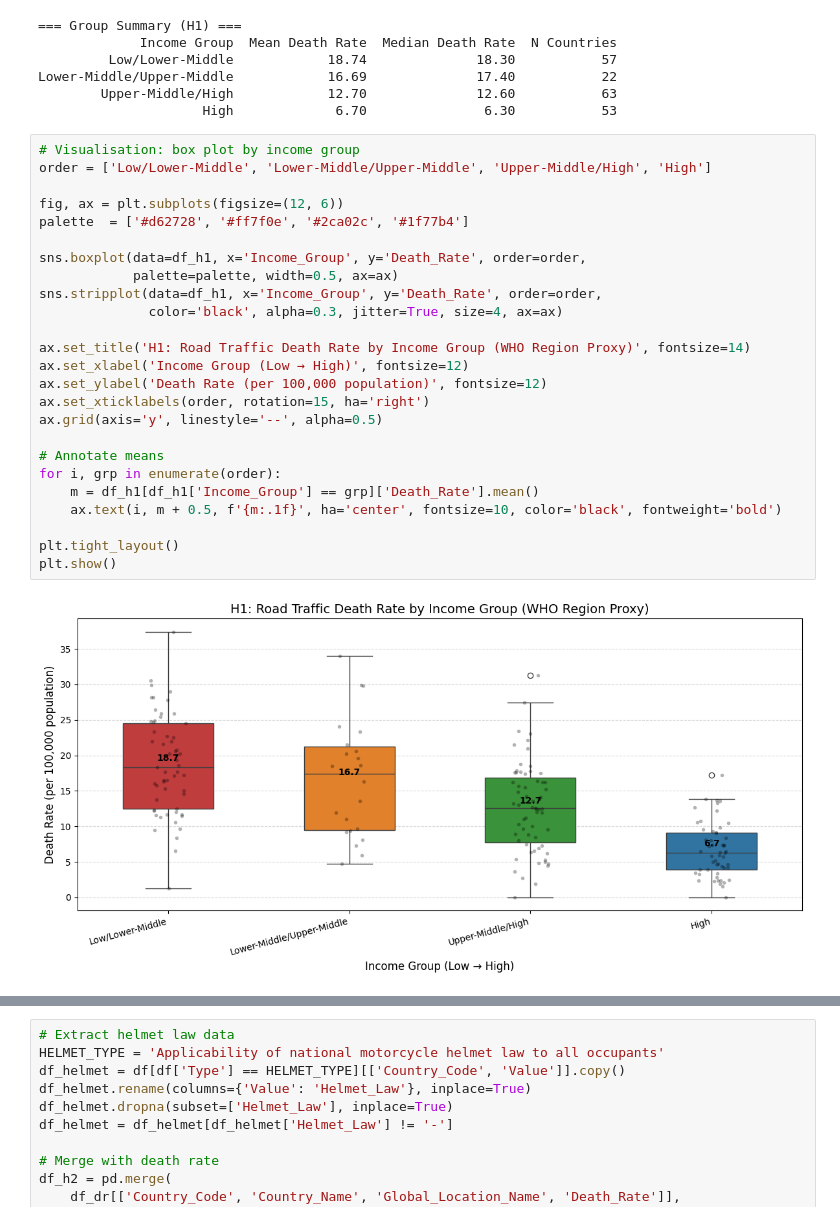
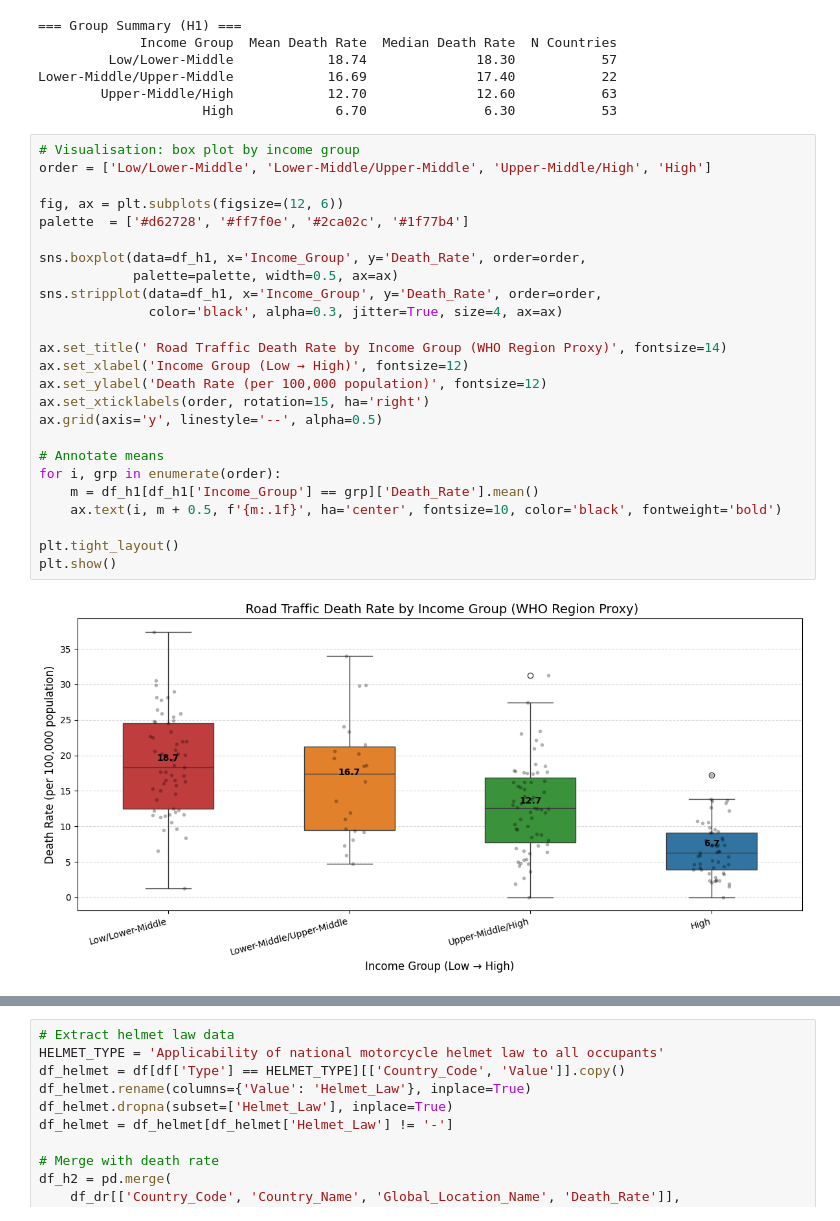
Before and after one commit to meshva-cj21/Data_Science_Writting_AS, a Jupyter notebook: Road_Safety_Analysis .ipynb, the cells around one changed output, grey strips where cells are left out. Cells and saved outputs as stored; diff of their text form.

```diff
--- a/Road_Safety_Analysis.ipynb
+++ b/Road_Safety_Analysis .ipynb
@@ -289,30 +287,30 @@ Lower-Middle/Upper-Middle            16.69              17.40           22
 # %%
 # Visualisation: box plot by income group
 order = ['Low/Lower-Middle', 'Lower-Middle/Upper-Middle', 'Upper-Middle/High', 'High']
 
 fig, ax = plt.subplots(figsize=(12, 6))
 palette  = ['#d62728', '#ff7f0e', '#2ca02c', '#1f77b4']
 
 sns.boxplot(data=df_h1, x='Income_Group', y='Death_Rate', order=order,
             palette=palette, width=0.5, ax=ax)
 sns.stripplot(data=df_h1, x='Income_Group', y='Death_Rate', order=order,
               color='black', alpha=0.3, jitter=True, size=4, ax=ax)
 
-ax.set_title('H1: Road Traffic Death Rate by Income Group (WHO Region Proxy)', fontsize=14)
+ax.set_title(' Road Traffic Death Rate by Income Group (WHO Region Proxy)', fontsize=14)
 ax.set_xlabel('Income Group (Low → High)', fontsize=12)
 ax.set_ylabel('Death Rate (per 100,000 population)', fontsize=12)
 ax.set_xticklabels(order, rotation=15, ha='right')
 ax.grid(axis='y', linestyle='--', alpha=0.5)
 
 # Annotate means
 for i, grp in enumerate(order):
     m = df_h1[df_h1['Income_Group'] == grp]['Death_Rate'].mean()
     ax.text(i, m + 0.5, f'{m:.1f}', ha='center', fontsize=10, color='black', fontweight='bold')
 
 plt.tight_layout()
 plt.show()
 # %% [output]
-[figure, old version]
+[figure, new version]
 # %%
 #Statistical test: one-way ANOVA
 groups = [df_h1[df_h1['Income_Group'] == g]['Death_Rate'].dropna().values for g in order]
```
Also changed, not shown: parts of 21 cells of this notebook, 1 other file.
